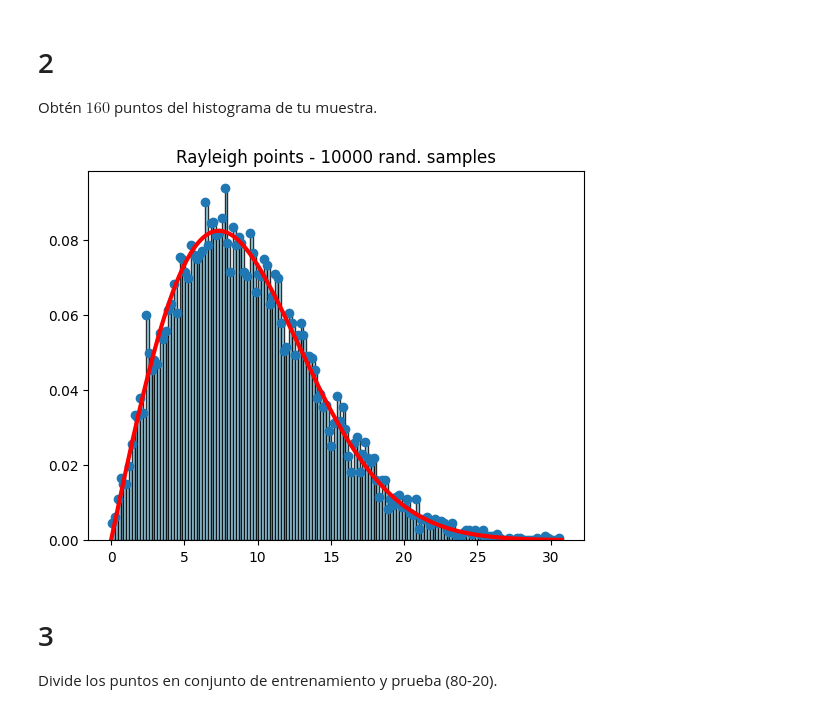
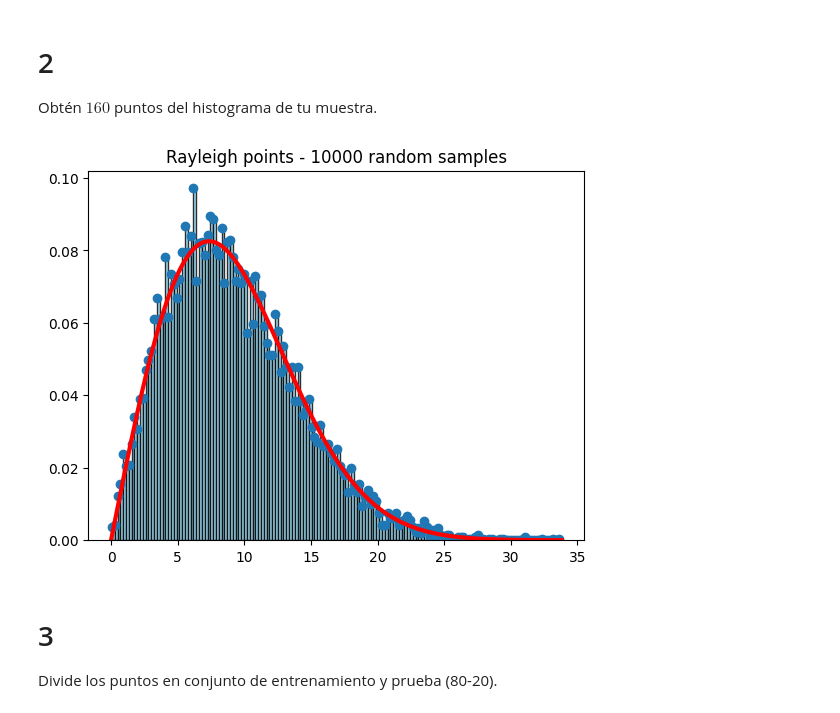
Before and after one commit to AlbertNath/rp-ml-20242, a Jupyter notebook: practica5/rpaa-practica5.ipynb, the cells around one changed output. Drawn from its saved outputs; the diff is of its cells as text; code cells hidden in the pictures.

```diff
--- a/practica5/rpaa-practica5.ipynb
+++ b/practica5/rpaa-practica5.ipynb
@@ -15,15 +15,15 @@ N_BINS = 160
 # 1
 Generar una muestra aleatoria de $10,000$ puntos de la distribución de $Rayleigh$ utilizando `scale = 7.53`.
 # %%
-def rayleigh_pdf(n_samples, scale=SCALE):
-    rx = np.linspace(0, max(rayleigh_data), n_samples)
-    return ((rx /SCALE **2) * np.exp(-rx**2 / (2 * SCALE**2)))
+def rayleigh_pdf(n_samples, vals, scale=SCALE):
+    rx = np.linspace(0, max(vals), n_samples)
+    return ((rx /SCALE**2) * np.exp(-rx**2 / (2 * SCALE**2)))
 
 # Datos de entrada (features)
 rayleigh_data = np.random.rayleigh(scale=SCALE, size=N)
 # Datos reales (labels)
 rx = np.linspace(0, max(rayleigh_data), N)
-ray_pdf = rayleigh_pdf(N)
+ray_pdf = rayleigh_pdf(N, rayleigh_data)
 
 rayleigh_data.shape, ray_pdf.shape
 # %% [output]
@@ -34,12 +34,12 @@ Obtén $160$ puntos del histograma de tu muestra.
 # %%
 hist, bin_edges = np.histogram(rayleigh_data, bins=N_BINS, density=True)
 plt.hist(rayleigh_data, bins=N_BINS, density=True, alpha=0.8, color='skyblue', edgecolor='black')
-plt.scatter(bin_edges[:-1],hist)
+plt.scatter(bin_edges[:-1], hist)
 plt.plot(rx, ray_pdf, 'r', linewidth=3)
-plt.title('Rayleigh points - 10000 rand. samples')
+plt.title('Rayleigh points - 10000 random samples')
 plt.show()
 # %% [output]
-[figure, old version]
+[figure, new version]
 # %% [markdown]
 # 3
 Divide los puntos en conjunto de entrenamiento y prueba (80-20).
```
Also changed, not shown: parts of 8 cells of this notebook.
